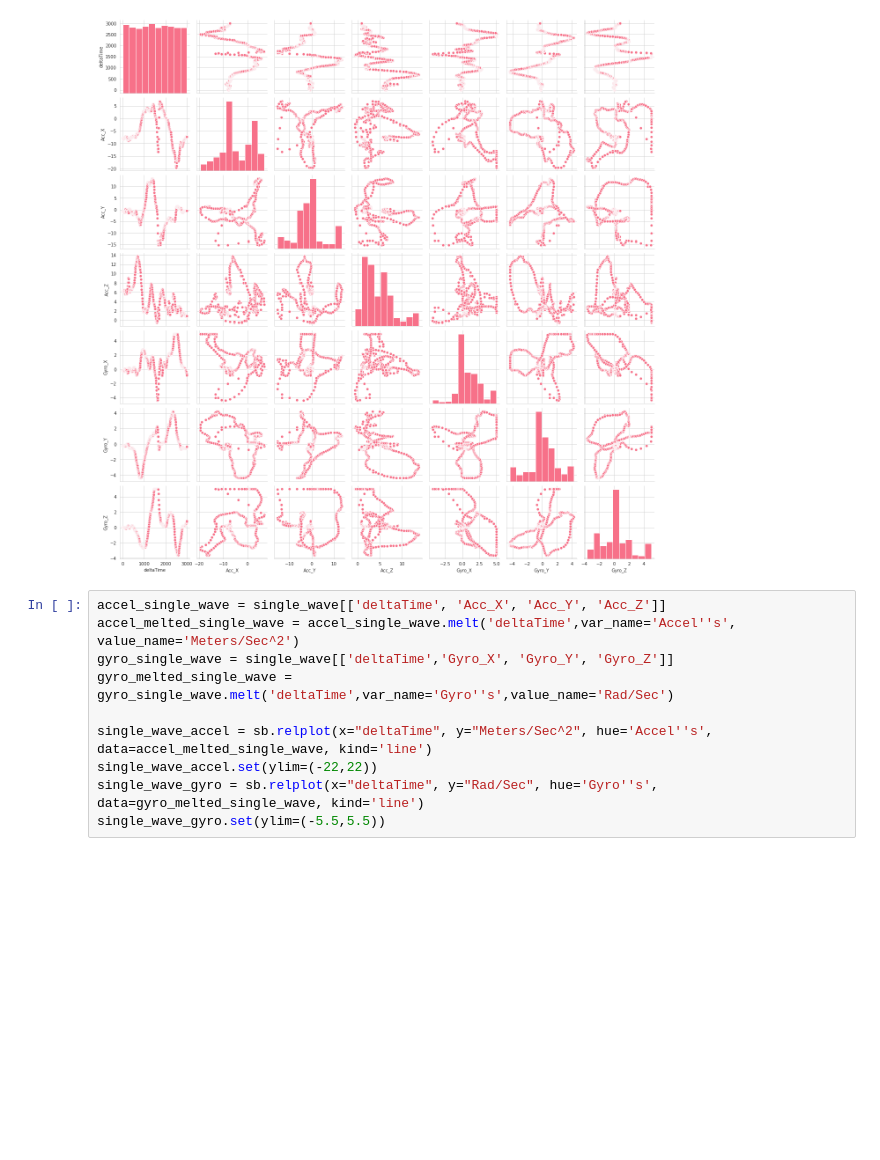
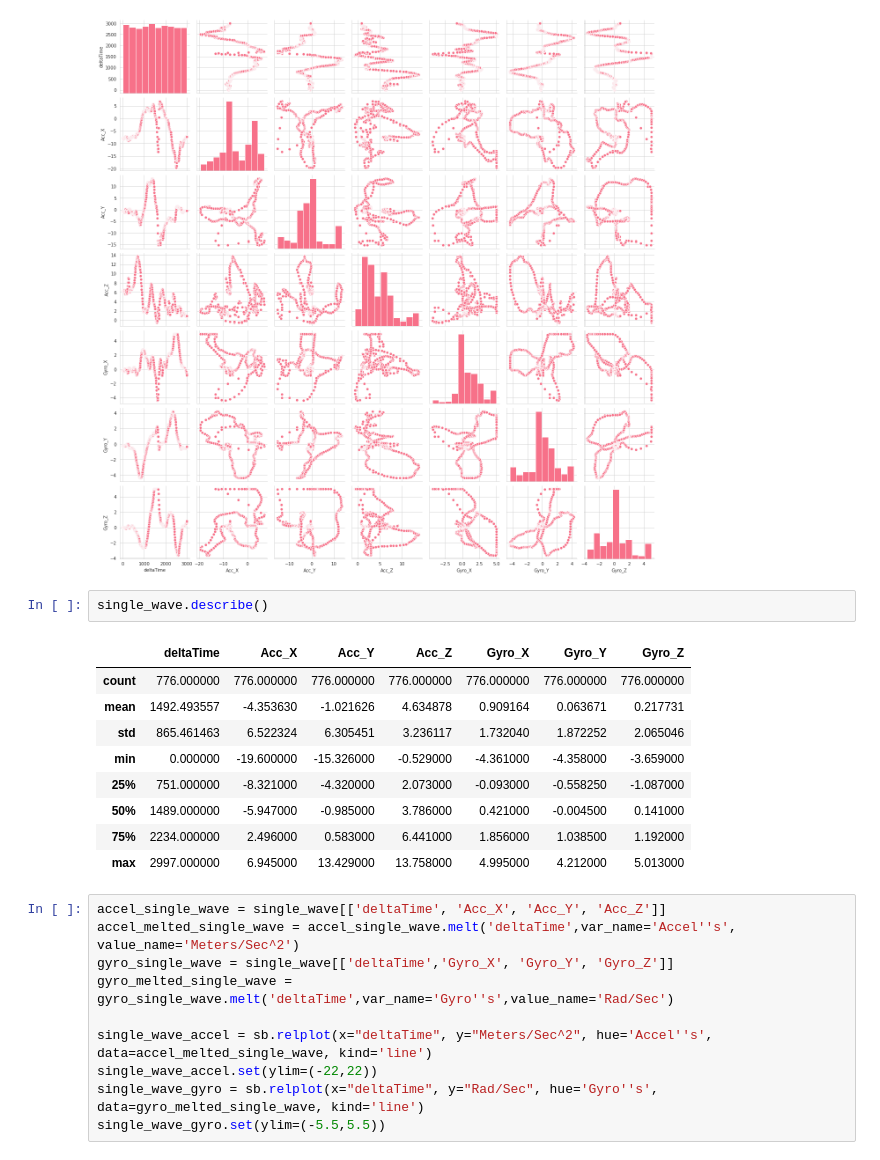
Before and after one commit to ATLTVHEAD/Atltvhead-Gesture-Recognition-Bracer, a Jupyter notebook: Jypter_Scripts/Data_Exploration.ipynb, the cells around one changed output. Cells and saved outputs as stored; diff of their text form; blank space fills up the shorter version.

```diff
--- a/Jypter_Scripts/Data_Exploration.ipynb
+++ b/Jypter_Scripts/Data_Exploration.ipynb
@@ -57,6 +67,18 @@ single_wave_pairplot = sb.pairplot(single_wave)
 # %% [output]
 Number of samples: 776
 [figure]
+# %%
+single_wave.describe()
+# %% [output]
+|  | deltaTime | Acc_X | Acc_Y | Acc_Z | Gyro_X | Gyro_Y | Gyro_Z |
+| count | 776.000000 | 776.000000 | 776.000000 | 776.000000 | 776.000000 | 776.000000 | 776.000000 |
+| mean | 1492.493557 | -4.353630 | -1.021626 | 4.634878 | 0.909164 | 0.063671 | 0.217731 |
+| std | 865.461463 | 6.522324 | 6.305451 | 3.236117 | 1.732040 | 1.872252 | 2.065046 |
+| min | 0.000000 | -19.600000 | -15.326000 | -0.529000 | -4.361000 | -4.358000 | -3.659000 |
+| 25% | 751.000000 | -8.321000 | -4.320000 | 2.073000 | -0.093000 | -0.558250 | -1.087000 |
+| 50% | 1489.000000 | -5.947000 | -0.985000 | 3.786000 | 0.421000 | -0.004500 | 0.141000 |
+| 75% | 2234.000000 | 2.496000 | 0.583000 | 6.441000 | 1.856000 | 1.038500 | 1.192000 |
+| max | 2997.000000 | 6.945000 | 13.429000 | 13.758000 | 4.995000 | 4.212000 | 5.013000 |
 # %%
 accel_single_wave = single_wave[['deltaTime', 'Acc_X', 'Acc_Y', 'Acc_Z']]
 accel_melted_single_wave = accel_single_wave.melt('deltaTime',var_name='Accel''s', value_name='Meters/Sec^2')
```
Also changed, not shown: parts of 7 cells of this notebook.
